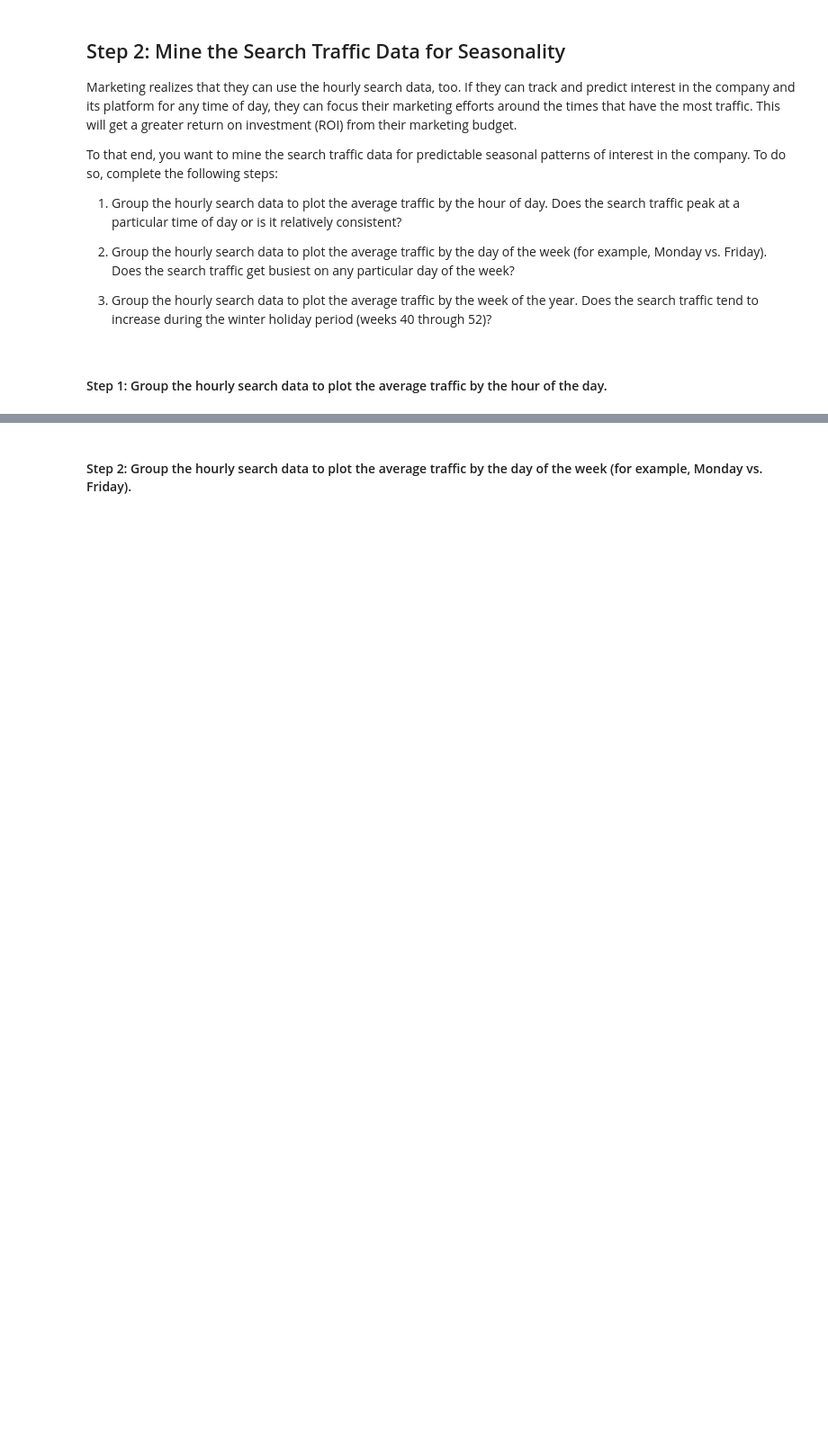
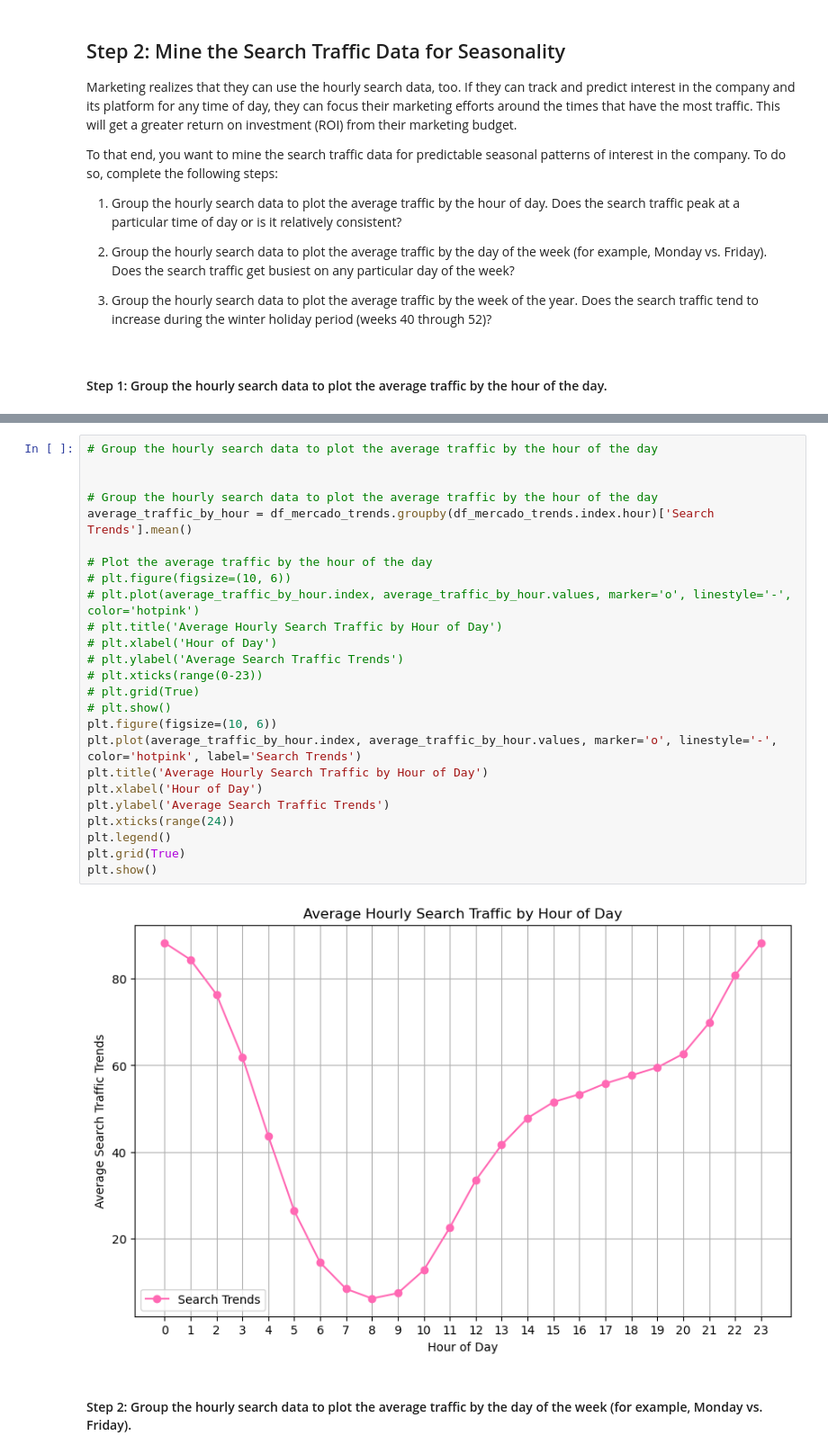
Before and after one commit to McKala1/prophet-challenge, a Jupyter notebook: forecasting_net_prophet.ipynb, the cells around one changed output, grey strips where cells are left out. Shown: that part at 90% size. Saved outputs shown, nothing was run; the diff lists cells and outputs as text; blank space fills up the shorter version.

```diff
--- a/forecasting_net_prophet.ipynb
+++ b/forecasting_net_prophet.ipynb
@@ -140,2 +169,29 @@ To that end, you want to mine the search traffic data for predictable seasonal p
+# %%
+# Group the hourly search data to plot the average traffic by the hour of the day
+
+
+# Group the hourly search data to plot the average traffic by the hour of the day
+average_traffic_by_hour = df_mercado_trends.groupby(df_mercado_trends.index.hour)['Search Trends'].mean()
+
+# Plot the average traffic by the hour of the day
+# plt.figure(figsize=(10, 6))
+# plt.plot(average_traffic_by_hour.index, average_traffic_by_hour.values, marker='o', linestyle='-', color='hotpink')
+# plt.title('Average Hourly Search Traffic by Hour of Day')
+# plt.xlabel('Hour of Day')
+# plt.ylabel('Average Search Traffic Trends')
+# plt.xticks(range(0-23))
+# plt.grid(True)
+# plt.show()
+plt.figure(figsize=(10, 6))
+plt.plot(average_traffic_by_hour.index, average_traffic_by_hour.values, marker='o', linestyle='-', color='hotpink', label='Search Trends')
+plt.title('Average Hourly Search Traffic by Hour of Day')
+plt.xlabel('Hour of Day')
+plt.ylabel('Average Search Traffic Trends')
+plt.xticks(range(24))
+plt.legend()
+plt.grid(True)
+plt.show()
+# %% [output]
+[figure, added]
 # %% [markdown]
 #### Step 2: Group the hourly search data to plot the average traffic by the day of the week (for example, Monday vs. Friday).
```
Also changed, not shown: parts of 21 cells of this notebook.
